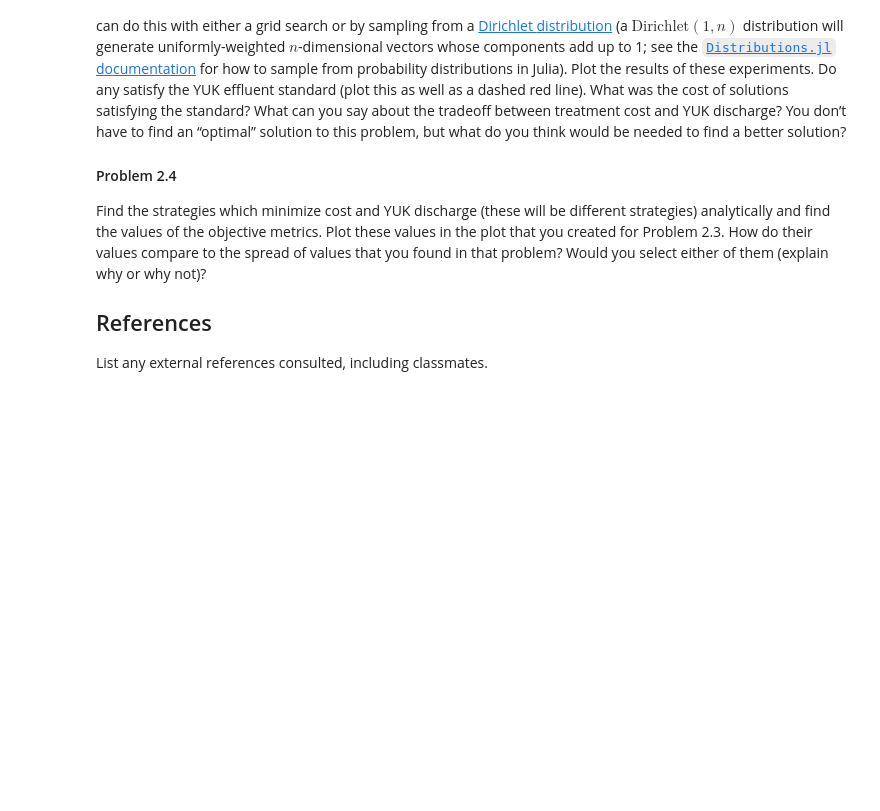
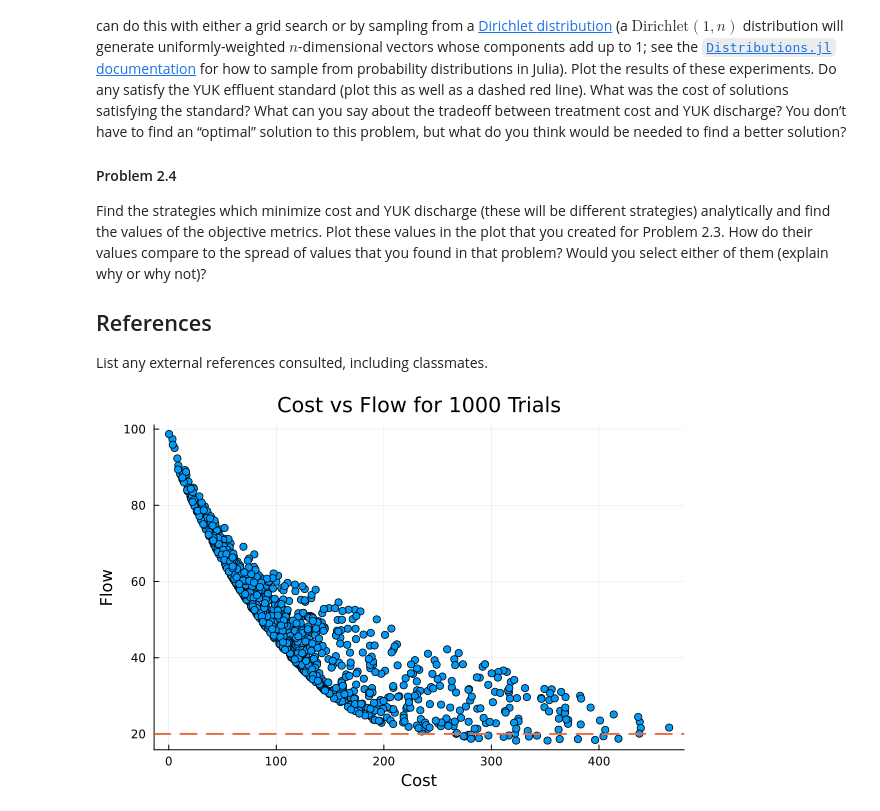
Before and after one commit to BEE4750-FA25/bee4750-hw1-pp444, a Jupyter notebook: hw01.ipynb, the cells around one changed output. Cells and saved outputs as stored; diff of their text form; code cells hidden in the pictures; blank space fills up the shorter version.

```diff
--- a/hw01.ipynb
+++ b/hw01.ipynb
@@ -347,3 +365,26 @@ that problem? Would you select either of them (explain why or why not)?
 ## References
 
 List any external references consulted, including classmates.
+# %%
+trials = 1000
+alpha = [1, 1, 1]
+
+d = (rand(Dirichlet(alpha), trials))*100
+t = transpose(d)
+
+
+newx1 = t[:, 1]
+newx2 = t[:, 2]
+println(newx1)
+println(newx2)
+# %%
+output = multiple_return_values.(newx1, newx2)
+a = [out[1] for out in output]
+b = [out[2] for out in output]
+@show a;
+@show b;
+# %%
+scatter(a, b, xlabel="Cost", ylabel="Flow", title="Cost vs Flow for 1000 Trials", legend=false)
+hline!([20], line=:dash, label="H-Line at y=0", lw=2)
+# %% [output]
+[figure, added]
```
Also changed, not shown: parts of 3 cells of this notebook, 1 other file.
